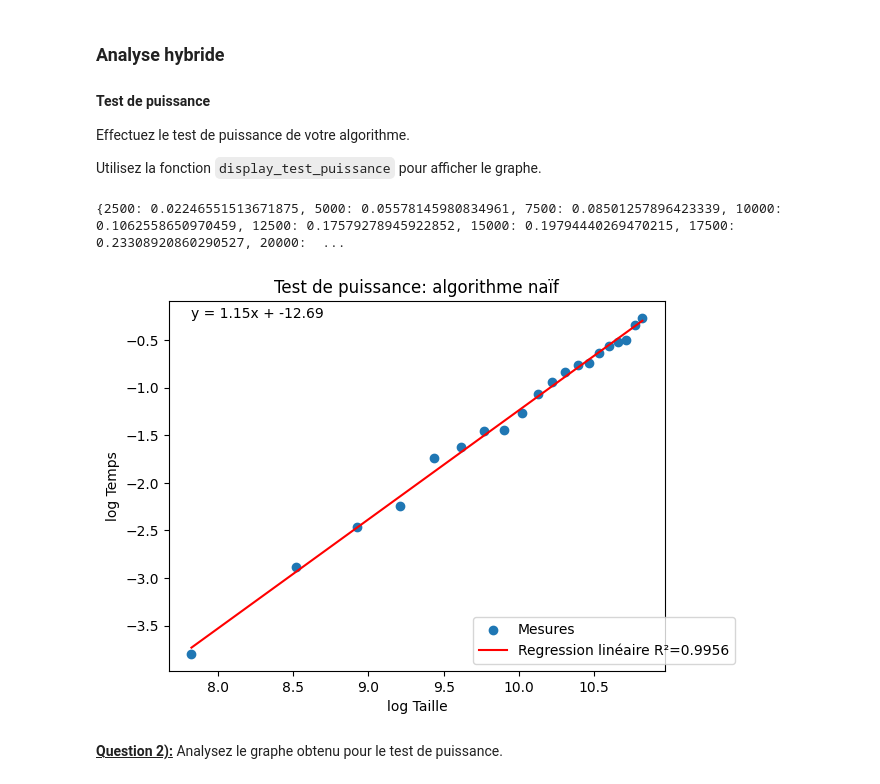
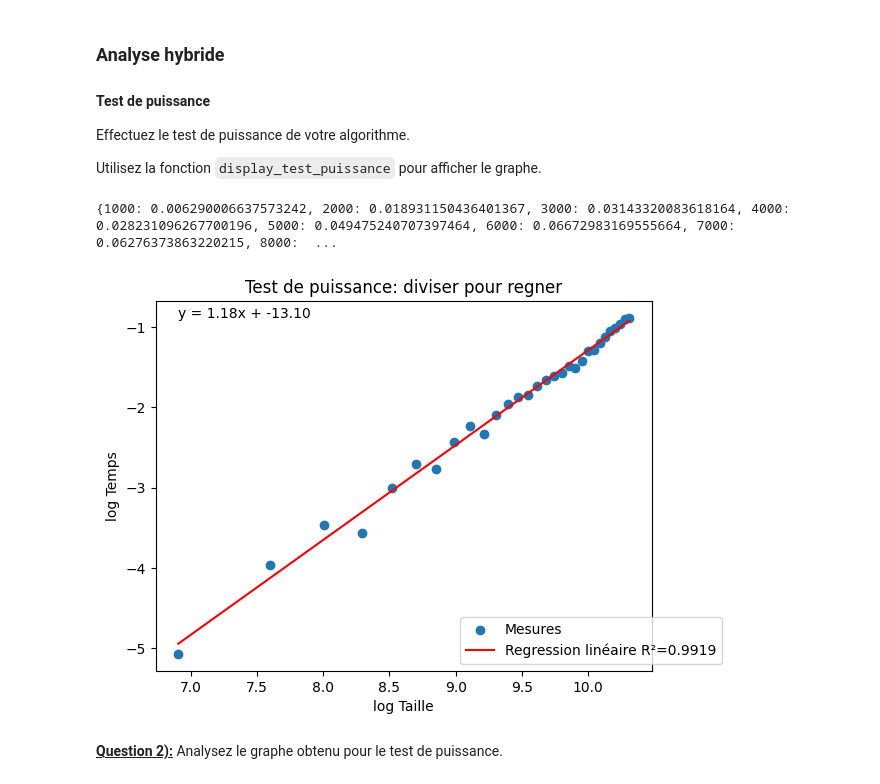
Before and after one commit to JunaidJunaidJunaidJunaid/INF8775, a Jupyter notebook: TP1/Qureshi_2149457_Arsenault_2142426.ipynb, the cells around one changed output. Cells and saved outputs as stored; diff of their text form; code cells hidden in the pictures.

```diff
--- a/TP1/Qureshi_2149457_Arsenault_2142426.ipynb
+++ b/TP1/Qureshi_2149457_Arsenault_2142426.ipynb
@@ -485,7 +500,7 @@ verification_plot(example_buildings, skyline_divide_and_conquer(example_building
 ### Mesures (seuil 1)
 # %%
 # TODO: Utilisez un de vos matricules comme graine et une liste de tailles judicieusement choisies
-dataset = get_dataset(2149457, [2500,5000,7500,10000,12500,15000,17500,20000,22500,25000,27500,30000,32500,35000,37500,40000,42500,45000,47500,50000])
+dataset = get_dataset(2149457, list(range(1000,30001,1000)))
 # %%
 measures_divide_naive_threshold = measure_procedure(skyline_divide_and_conquer, dataset)
 # %% [output]
@@ -519,10 +534,10 @@ Effectuez le test de puissance de votre algorithme.
 
 Utilisez la fonction `display_test_puissance` pour afficher le graphe.
 # %%
-display_test_puissance(values_test_puissance(measures_divide_naive_threshold), "Test de puissance: algorithme naïf")
+display_test_puissance(values_test_puissance(measures_divide_naive_threshold), "Test de puissance: diviser pour regner")
 # %% [output]
-{2500: 0.02246551513671875, 5000: 0.05578145980834961, 7500: 0.08501257896423339, 10000: 0.1062558650970459, 12500: 0.17579278945922852, 15000: 0.19794440269470215, 17500: 0.23308920860290527, 20000:  ...
+{1000: 0.006290006637573242, 2000: 0.018931150436401367, 3000: 0.03143320083618164, 4000: 0.028231096267700196, 5000: 0.049475240707397464, 6000: 0.06672983169555664, 7000: 0.06276373863220215, 8000:  ...
-[figure, old version]
+[figure, new version]
 # %% [markdown]
 <u>**Question 2):**</u> Analysez le graphe obtenu pour le test de puissance.
 # %% [markdown]
```
Also changed, not shown: parts of 21 cells of this notebook.
